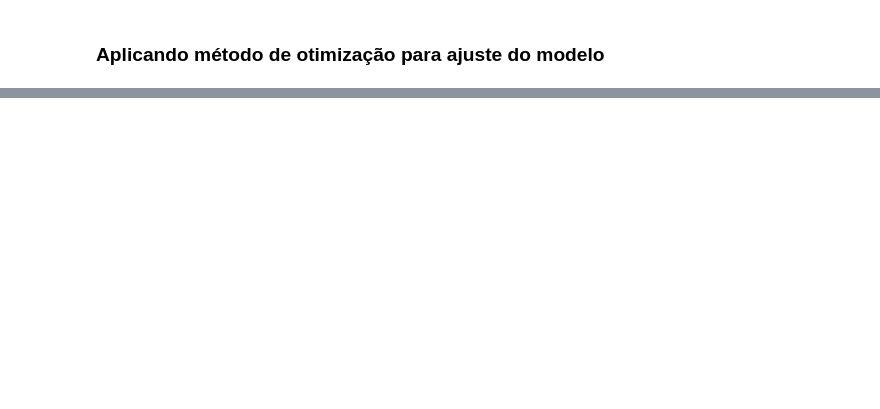
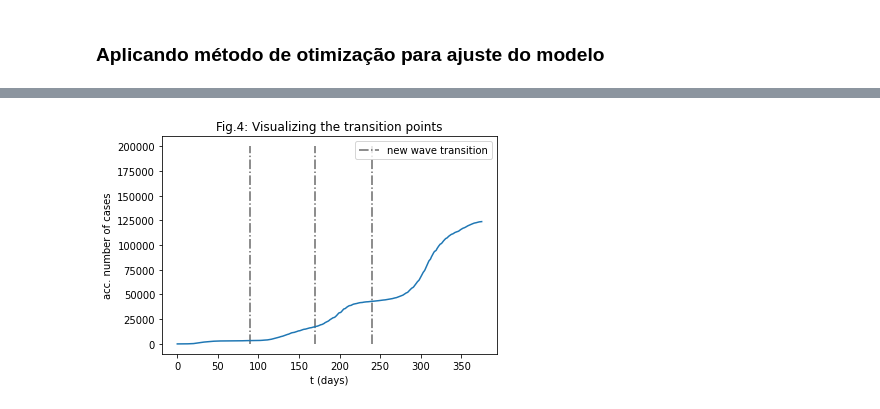
Before and after one commit to fpelogia/epid-models, a Jupyter notebook: optimize.ipynb, the cells around one changed output, grey strips where cells are left out. Cells and saved outputs as stored; diff of their text form; code cells hidden in the pictures; blank space fills up the shorter version.

```diff
--- a/optimize.ipynb
+++ b/optimize.ipynb
@@ -223,0 +225,14 @@ plt.show()
+# %%
+fig = plt.figure()
+plt.plot(acc_n_cases)
+# Defini manualmente, por enquanto...
+# pelo new_wave.py daria x_t [11, 101, 167, 254]
+x_nw = [90, 170, 240]
+plt.title('Fig.4: Visualizing the transition points')
+plt.vlines(x_nw, 0, 200e3, colors='dimgray', linestyles='dashdot', zorder=1, label="new wave transition")
+plt.xlabel('t (days)')
+plt.ylabel('acc. number of cases')
+plt.legend()
+plt.show()
+# %% [output]
+[figure, added]
```
Also changed, not shown: parts of 35 cells of this notebook, 1 other file.
